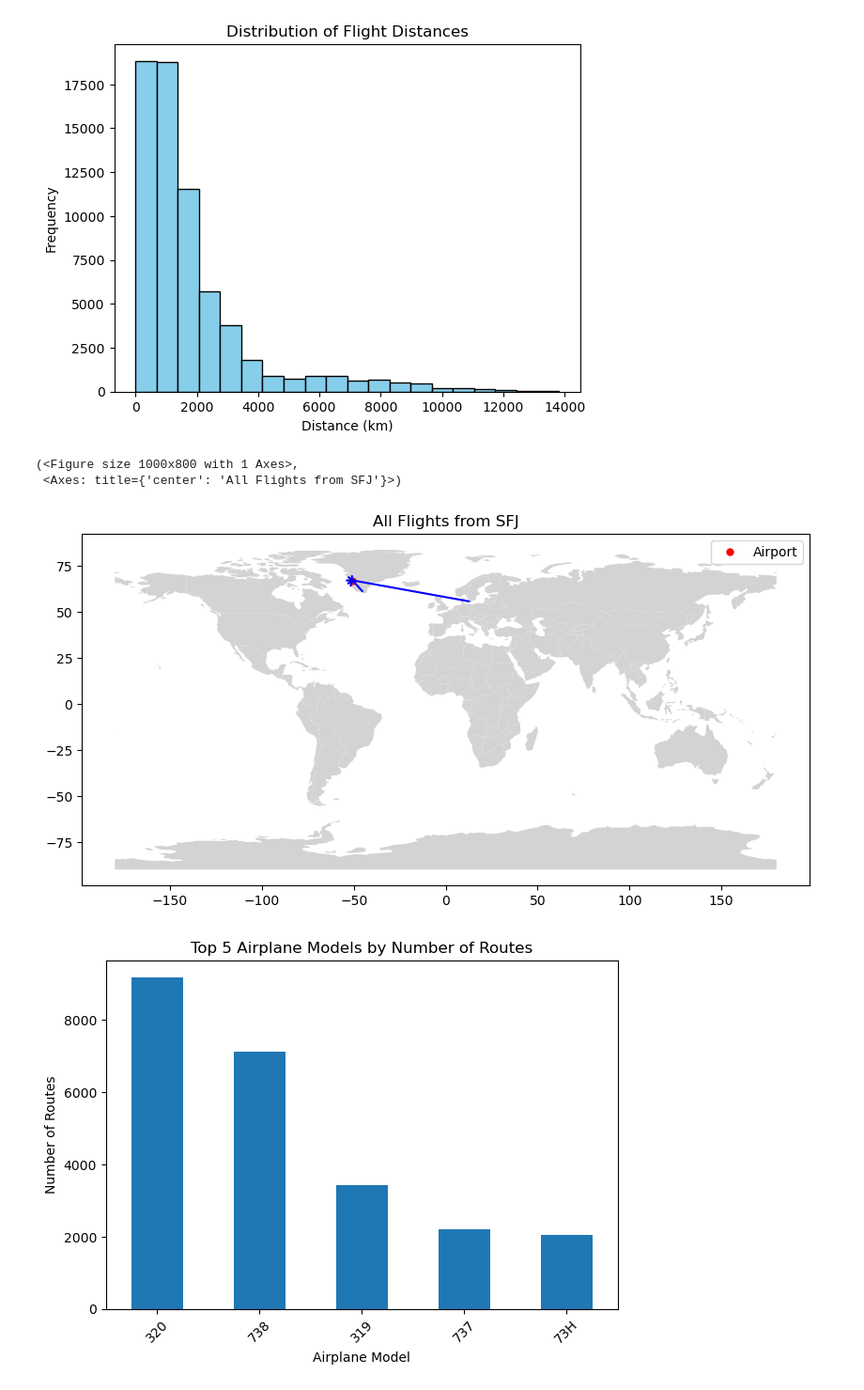
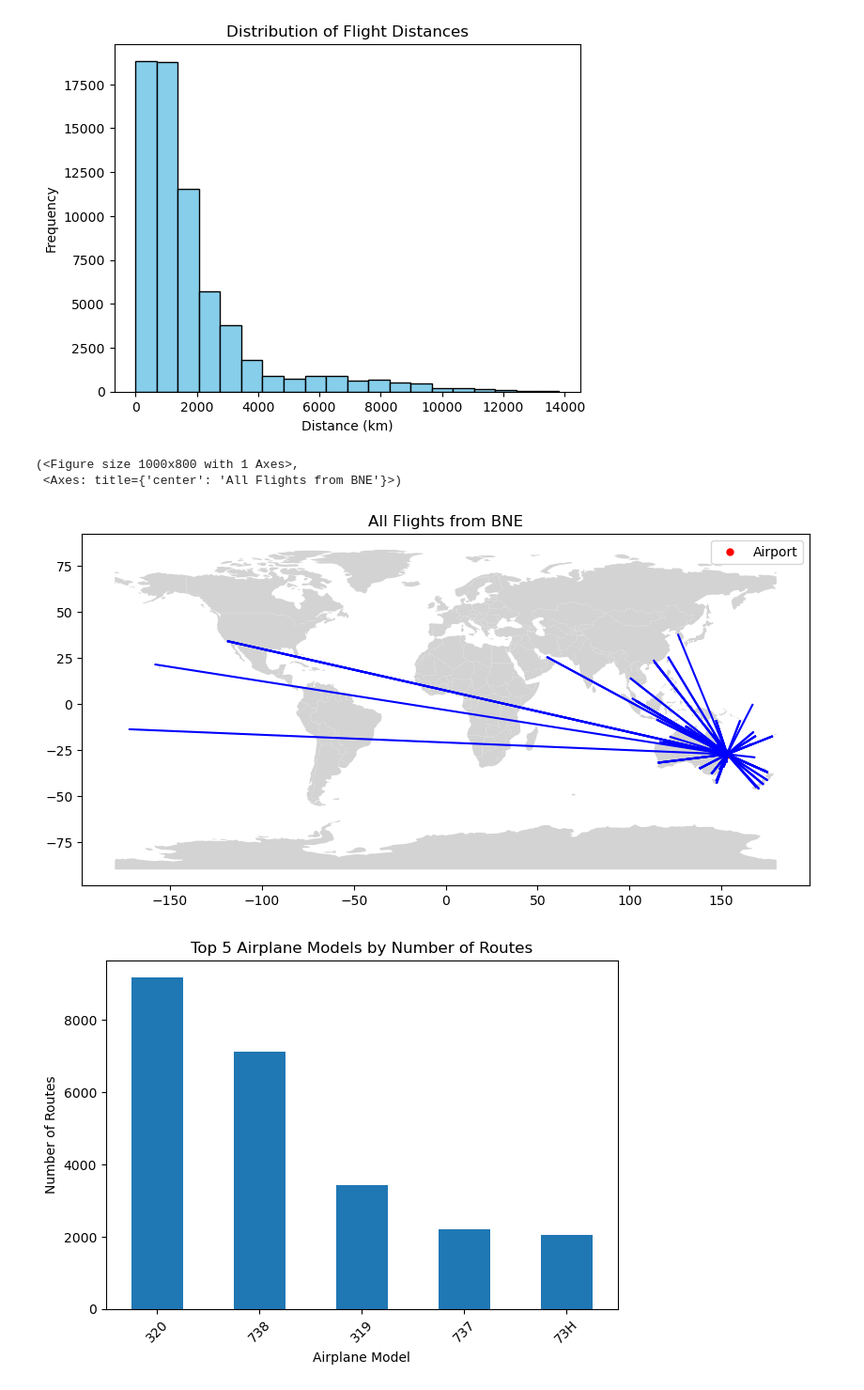
Before and after one commit to BenjaminSchmidt2000/flight-predictor, a Jupyter notebook: Showcase_Notebook.ipynb, the cells around one changed output. Shown: that part at 94% size. Cells and saved outputs as stored; diff of their text form; code cells hidden in the pictures.

```diff
--- a/Showcase_Notebook.ipynb
+++ b/Showcase_Notebook.ipynb
@@ -49,11 +41,11 @@ data_downloader.distance_analysis()
 [figure]
 # %%
 
-data_downloader.plot_flights("SFJ", fig = True)
+data_downloader.plot_flights("BNE", fig = True)
 # %% [output]
 (<Figure size 1000x800 with 1 Axes>,
- <Axes: title={'center': 'All Flights from SFJ'}>)
+ <Axes: title={'center': 'All Flights from BNE'}>)
-[figure, old version]
+[figure, new version]
 # %%
 data_downloader.plot_top_airplane_models()
 # %% [output]
```
Also changed, not shown: parts of 4 cells of this notebook, 1 other file.
